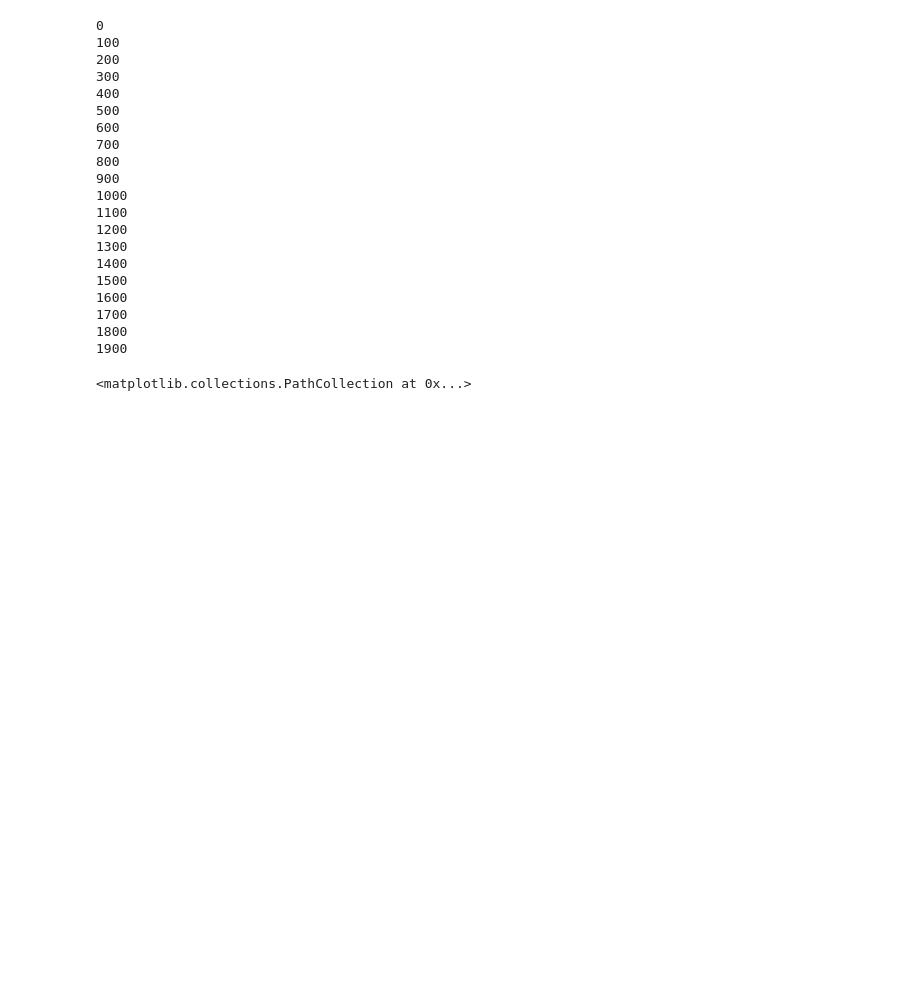
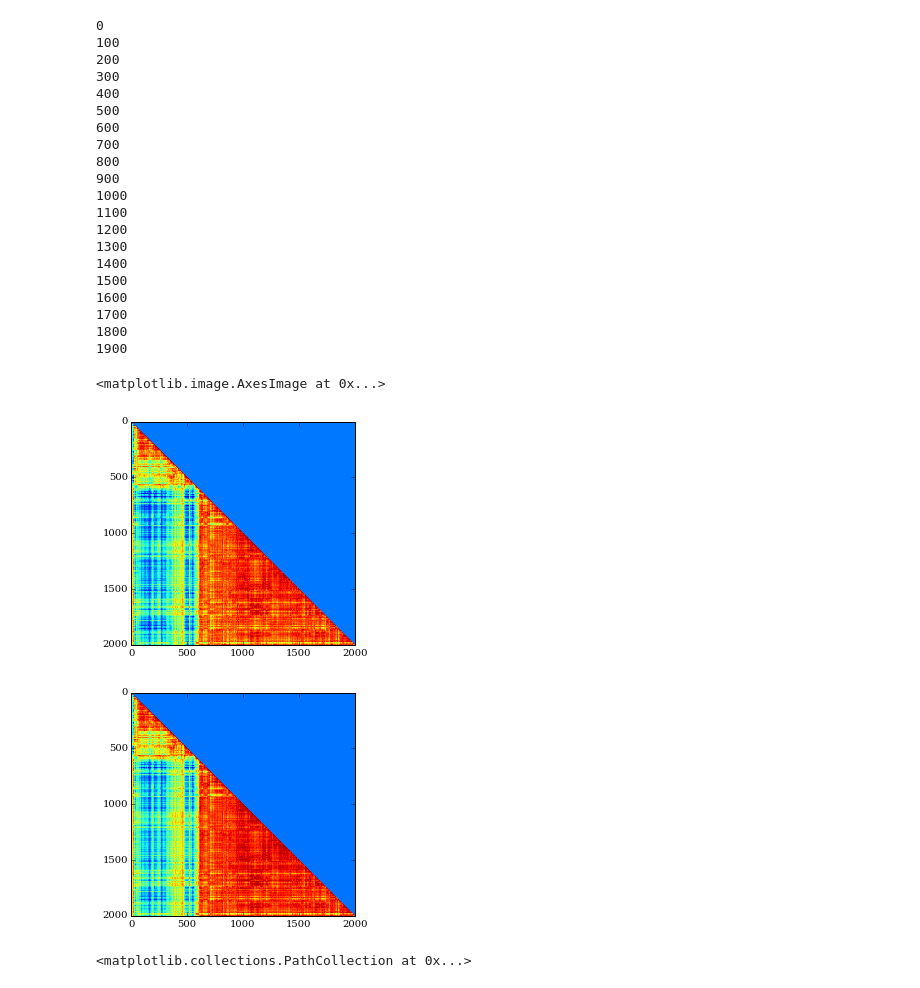
Before and after one commit to maxentile/msm-learn, a Jupyter notebook: notebooks/Weighting RMSD.ipynb, the cells around one changed output. Saved outputs shown, nothing was run; the diff lists cells and outputs as text; code cells hidden in the pictures; blank space fills up the shorter version.

```diff
--- a/notebooks/Weighting RMSD.ipynb
+++ b/notebooks/Weighting RMSD.ipynb
@@ -519,6 +519,14 @@ for i in range(n):
 1700
 1800
 1900
+# %%
+plt.imshow(bc_mat)
+plt.figure()
+plt.imshow(wbc_mat)
+# %% [output]
+<matplotlib.image.AxesImage at 0x...>
+[figure, added]
+[figure, added]
 # %%
 
 plt.scatter(wbc_mat.flatten(),bc_mat.flatten(),alpha=0.01,linewidths=0)
```
Also changed, not shown: parts of 1 cell of this notebook, 7 other files.
